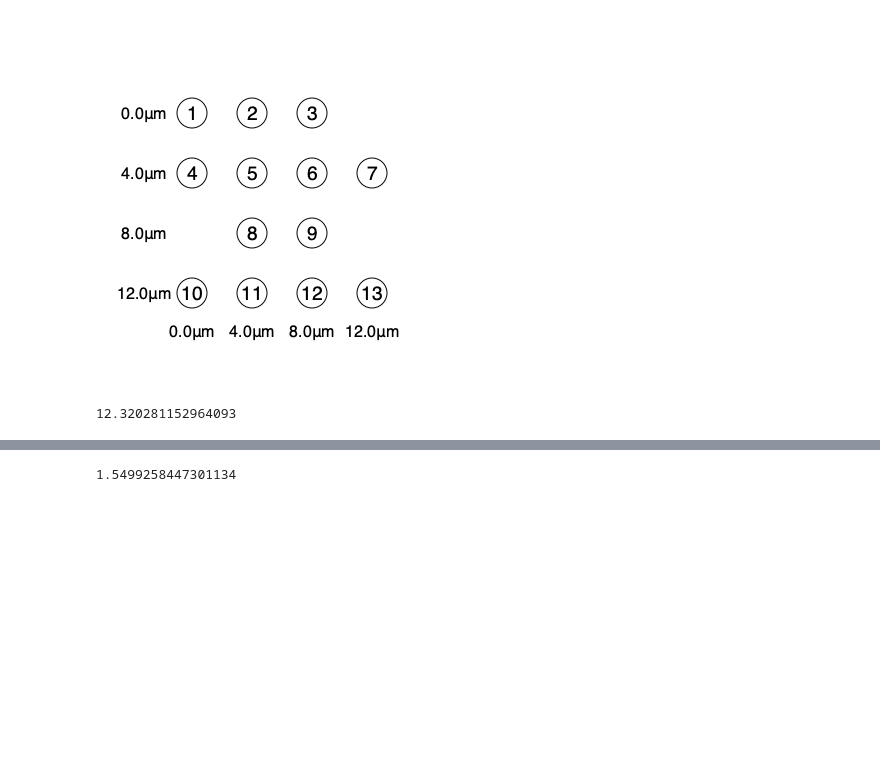
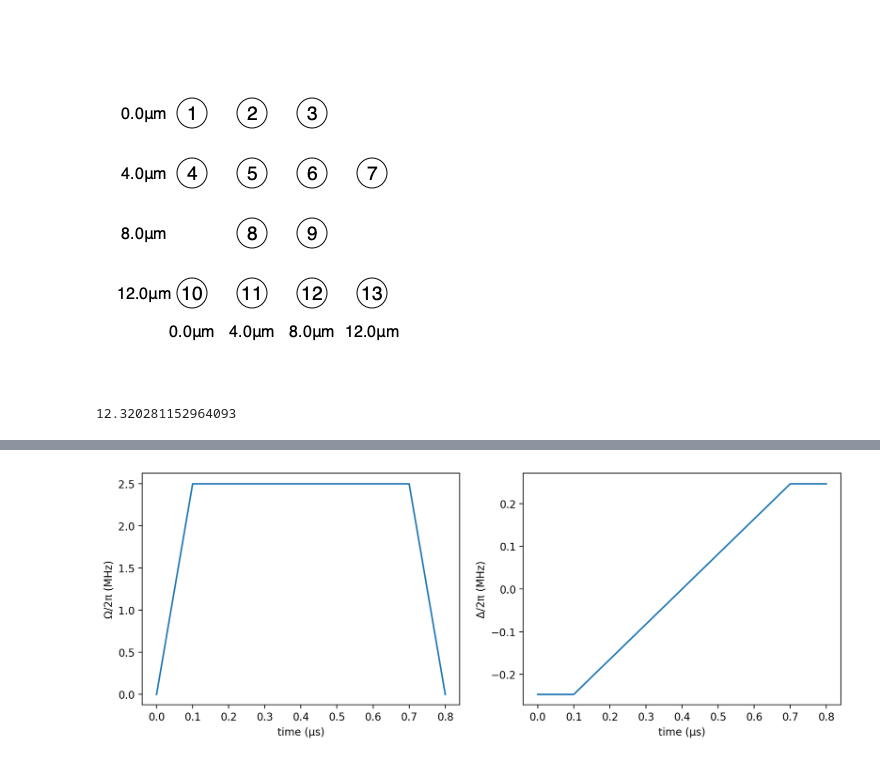
Before and after one commit to Matthew-Marsicano/2024_QuEra, a Jupyter notebook: team_solutions/Julia_MIS_Test.ipynb, the cells around one changed output, grey strips where cells are left out. Saved outputs shown, nothing was run; the diff lists cells and outputs as text; code cells hidden in the pictures; blank space fills up the shorter version.

```diff
--- a/team_solutions/Julia_MIS_Test.ipynb
+++ b/team_solutions/Julia_MIS_Test.ipynb
@@ -10,20 +10,34 @@ atoms = generate_sites(SquareLattice(), 4,4; scale = a) |> random_dropout(0.2)
 # %% [output]
 [figure]
 # %%
-Rb=sqrt(3sqrt(10))*a
+Rb=sqrt(3*sqrt(10))*a
 # %% [output]
 12.320281152964093
 # %%
 Bloqade.plot(atoms, blockade_radius = Rb)
 # %% [output]
 [drawing not drawn]
-# %%
-#Total evolution time
-T_max = 0.6
-
-#Fix Δ according to the desired Rydberg radius
-C6 = 2π * 862690;
-Ω_max = 2π*2.5
-Δ_max = C6 / Rb^6
-# %% [output]
-1.5499258447301134
+# %%
+#Total evolution time
+T_max = 0.8
+
+#Fix Δ according to the desired Rydberg radius
+C6 = 2π * 862690;
+Ω_max = 2π*2.5
+Δ_max = C6 / Rb^6
+
+#Build time traces for adiabatic algorithm
+Ω = piecewise_linear(clocks = [0.0, 0.1, 0.7, T_max], values = [0.0, Ω_max, Ω_max, 0])
+Δ_start = -Δ_max
+Δ_end = Δ_max
+Δ = piecewise_linear(clocks = [0.0, 0.1, 0.7, T_max], values = [Δ_start, Δ_start, Δ_end, Δ_end])
+
+#Quick plot to check
+fig, (ax1, ax2) = plt.subplots(ncols = 2, figsize = (12, 4))
+Bloqade.plot!(ax1, Ω)
+ax1.set_ylabel("Ω/2π (MHz)")
+Bloqade.plot!(ax2, Δ)
+ax2.set_ylabel("Δ/2π (MHz)")
+fig
+# %% [output]
+[figure, added]
```
Also changed, not shown: parts of 9 cells of this notebook, 2 other files.
